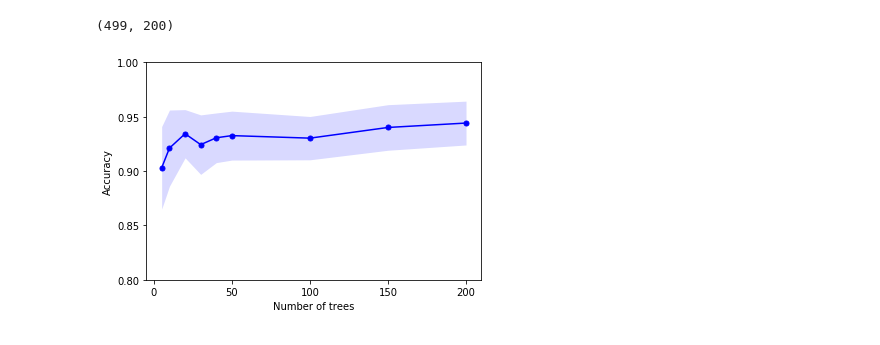
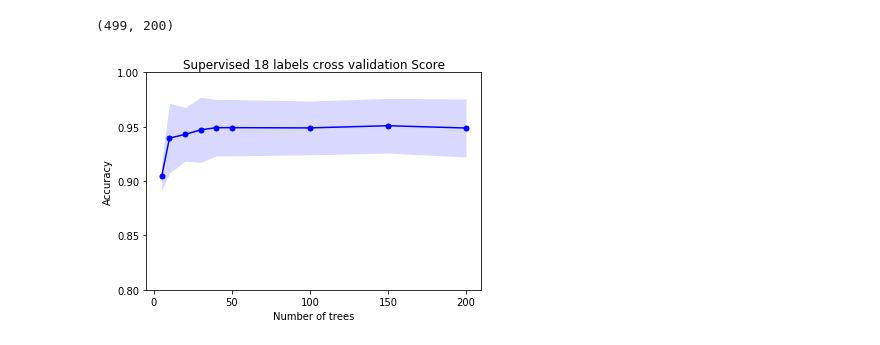
Before and after one commit to lorian/website-tags, a Jupyter notebook: SupervisedLearning_RandomForest.ipynb, the cells around one changed output. Cells and saved outputs as stored; diff of their text form; code cells hidden in the pictures.

Commit message:
18 labels results

```diff
--- a/SupervisedLearning_RandomForest.ipynb
+++ b/SupervisedLearning_RandomForest.ipynb
@@ -28,16 +30,19 @@ df.head()
 # %%
-X_train=df.loc[:,'word']
-y_train=df.loc[:,'label'].astype(int)
+X_train=df.loc[:,'word'].values
+y_train=df.loc[:,'label'].astype(int).values
 # %%
 stops=stopwords.words("english")
 stops.append('dell')
+stops+=['pro', 'internal', 'cm', 'ghz', 'factor', 'mm', 'inside', 'balance',
+       'optiplex', 'celeron', 'keyboard', 'bit', 'ssd', 'english', 'vpro',
+       'lbs', 'fips', 'itanium', 'double', 'reader']
 
 porter= PorterStemmer()
 def tokenizer_porter(text):
     return [porter.stem(word) for word in text.split()]
 
-vectorizer = TfidfVectorizer(analyzer='word',stop_words=stops,use_idf=True,\
-                             tokenizer=tokenizer_porter, max_features= 200)
+vectorizer = TfidfVectorizer(analyzer='word',stop_words=stops,use_idf=False,
+                             tokenizer=None, norm=None, max_features= 200)
 words_features = vectorizer.fit_transform(X_train)
 # %%
 words_features=words_features.toarray()
@@ -53,6 +58,6 @@ scores_std=[]
 N_trees=[5,10,20,30,40,50,100,150,200]
 for n_tree in N_trees:
     randomforest=RandomForestClassifier(n_estimators=n_tree,n_jobs=-1)
-    score=cross_val_score(estimator=randomforest,X=words_features,y=y_train,cv=10,n_jobs=-1)
+    score=cross_val_score(estimator=randomforest,X=words_features,y=y_train,cv=5,n_jobs=-1)
     scores.append(np.mean(score))
     scores_std.append(np.std(score))
@@ -62,11 +64,12 @@ import matplotlib.pyplot as plt
 # %%
 scores=np.array(scores)
 scores_std=np.array(scores_std)
 plt.plot(N_trees,scores,color='blue',marker='o',markersize='5')
 plt.fill_between(N_trees,scores+scores_std,scores-scores_std,alpha=0.15,color='blue')
 plt.xlabel('Number of trees')
 plt.ylabel('Accuracy')
 plt.ylim([0.8,1.0])
+plt.title('Supervised 18 labels cross validation Score')
 plt.show()
 # %% [output]
-[figure, old version]
+[figure, new version]
```
Also changed, not shown: parts of 11 cells of this notebook.
